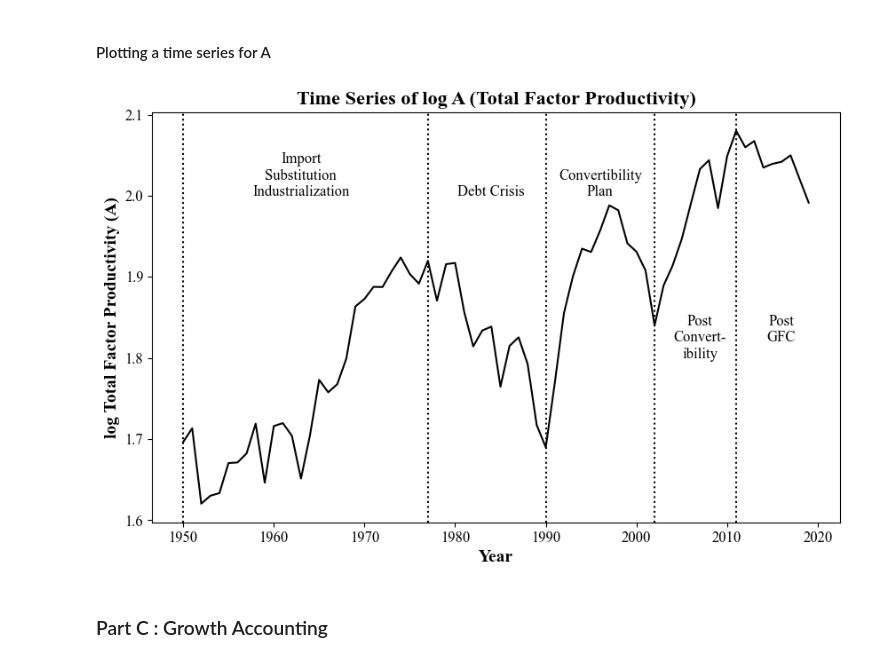
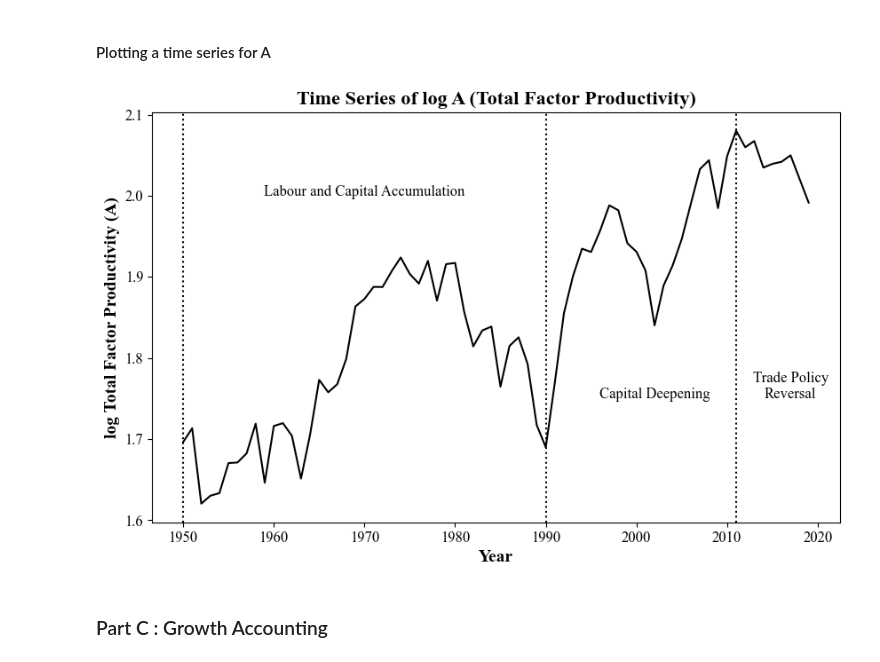
Before and after one commit to andreheeshaojun/EC2B1-Coursework, a Jupyter notebook: Section A/Section-A-Code.ipynb, the cells around one changed output. Drawn from its saved outputs; the diff is of its cells as text; code cells hidden in the pictures.

```diff
--- a/Section A/Section-A-Code.ipynb
+++ b/Section A/Section-A-Code.ipynb
@@ -815,37 +815,33 @@ filtered_df
 # %%
 # Set font to Times New Roman
 plt.rc('font', family='Times New Roman')
 
 # Create a time-series graph plotting the TFP over time
 plt.figure(figsize=(10, 6))
 plt.plot(filtered_df['Year'], filtered_df['log A (Total Factor Productivity)'], color='black', linestyle='-')
 
 # Add vertical dotted lines using datetime
 plt.axvline(x=datetime(1950, 1, 1), color='black', linestyle='dotted')
-plt.axvline(x=datetime(1977, 1, 1), color='black', linestyle='dotted')
 plt.axvline(x=datetime(1990, 1, 1), color='black', linestyle='dotted')
-plt.axvline(x=datetime(2002, 1, 1), color='black', linestyle='dotted')
 plt.axvline(x=datetime(2011, 1, 1), color='black', linestyle='dotted')
 
 # Add annotations for the periods
-plt.annotate('Import\nSubstitution\nIndustrialization', xy=(datetime(1963, 1, 1), 2.0), ha='center', color='black', fontsize=12)
-plt.annotate('Debt Crisis', xy=(datetime(1984, 1, 1), 2.0), ha='center', color='black', fontsize=12)
-plt.annotate('Convertibility\nPlan', xy=(datetime(1996, 1, 1), 2.0), ha='center', color='black', fontsize=12)
-plt.annotate('Post\nConvert-\nibility', xy=(datetime(2007, 1, 1), 1.8), ha='center', color='black', fontsize=12)
-plt.annotate('Post\nGFC', xy=(datetime(2016, 1, 1), 1.82), ha='center', color='black', fontsize=12)
+plt.annotate('Labour and Capital Accumulation', xy=(datetime(1970, 1, 1), 2.00), ha='center', color='black', fontsize=12)
+plt.annotate('Capital Deepening', xy=(datetime(2002, 1, 1), 1.75), ha='center', color='black', fontsize=12)
+plt.annotate('Trade Policy\nReversal', xy=(datetime(2017, 1, 1), 1.75), ha='center', color='black', fontsize=12)
 
 # Add labels and title
 plt.xlabel('Year', fontsize=14,fontweight='bold')
 plt.ylabel("log Total Factor Productivity (A)", fontsize=14, fontweight='bold')
 plt.title("Time Series of log A (Total Factor Productivity)", fontsize=16,fontweight='bold')
 
 # Customize ticks font size
 plt.xticks(fontsize=12)
 plt.yticks(fontsize=12)
 
 plt.show()
 # %% [output]
-[figure, old version]
+[figure, new version]
 # %% [markdown]
 ### Part C : Growth Accounting
 # %%
```
Also changed, not shown: parts of 13 cells of this notebook.
